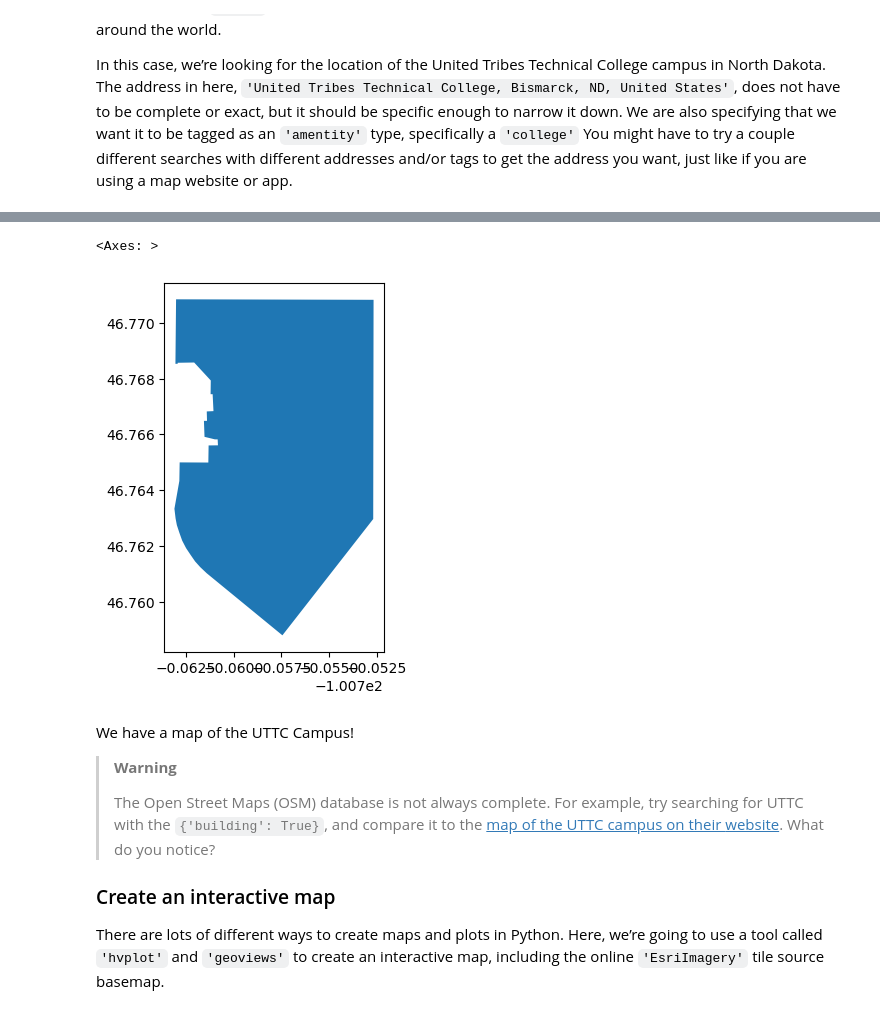
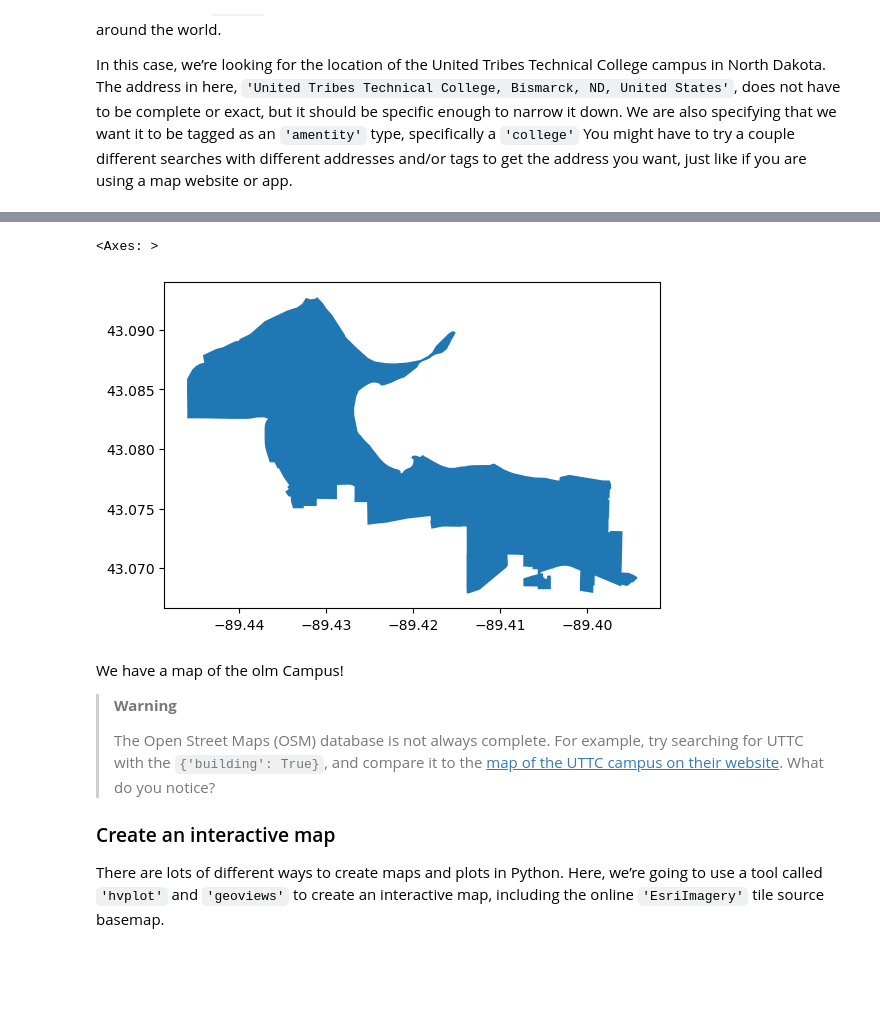
Before and after one commit to byandell-Tribal/first-map-template, a Jupyter notebook: first-map.ipynb, the cells around one changed output, grey strips where cells are left out. Drawn from its saved outputs; the diff is of its cells as text; code cells hidden in the pictures; blank space fills up the shorter version.

Commit message:
change UTTC to OSM UW-Madison

```diff
--- a/first-map.ipynb
+++ b/first-map.ipynb
@@ -45,9 +49,9 @@ narrow it down. We are also specifying that we want it to be tagged as an
 couple different searches with different addresses and/or tags to get
 the address you want, just like if you are using a map website or app.
 # %%
-olc_gdf = osm.features_from_place(
-    'Kyle, SD, United States',
-    {'amenity': ['college']})
+osm_gdf = osm.features_from_place(
+    'UW-Madison',
+    {'amenity': ['university']})
 
-olc_gdf
+osm_gdf
 # %% [output]
@@ -65,10 +61,10 @@ uttc_gdf
 # %%
-uttc_gdf.plot()
+osm_gdf.plot()
 # %% [output]
 <Axes: >
-[figure, old version]
+[figure, new version]
 # %% [markdown]
-We have a map of the UTTC Campus!
+We have a map of the olm Campus!
 
 > **Warning**
 >
```
Also changed, not shown: parts of 4 cells of this notebook, 1 other file.
